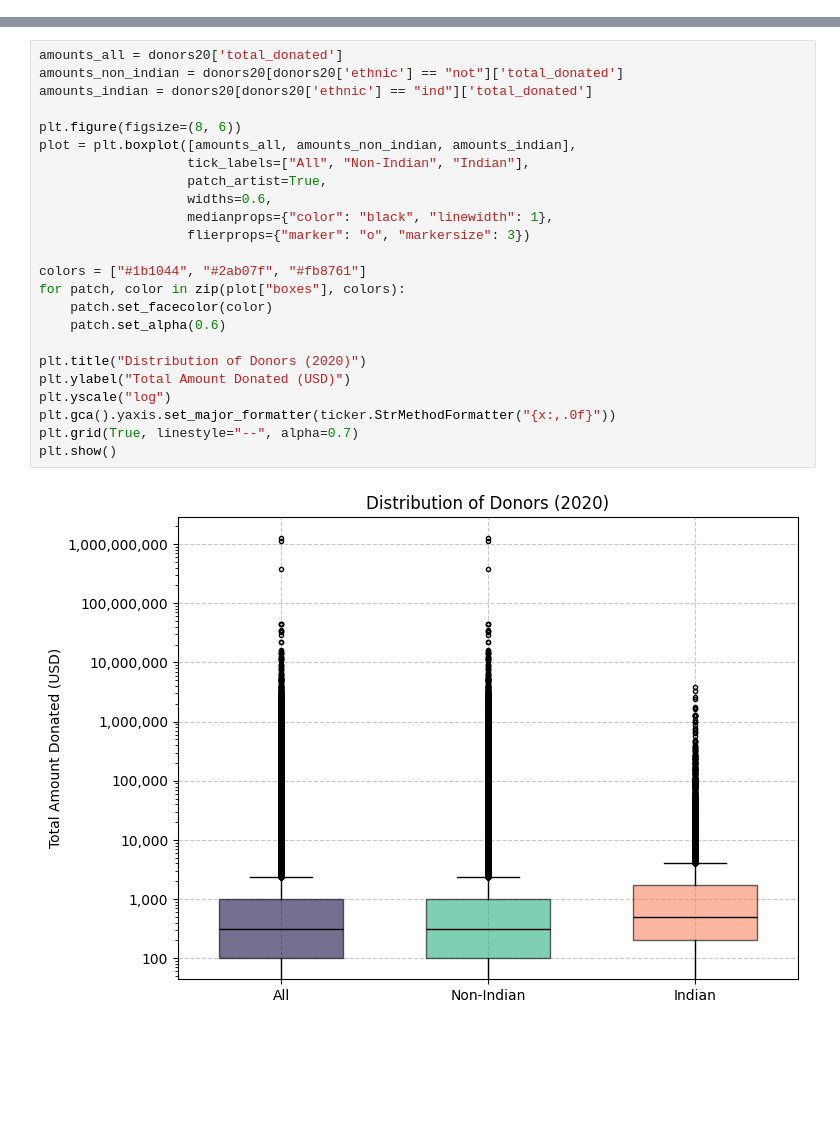
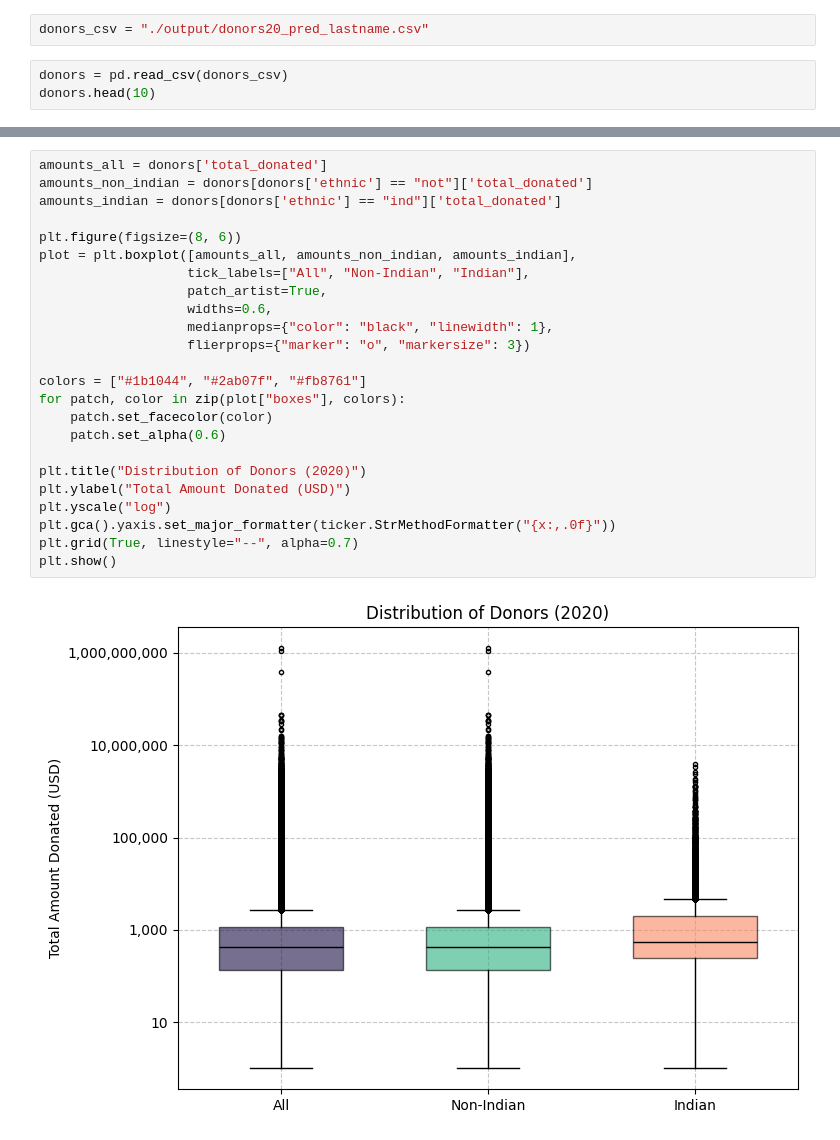
Before and after one commit to kkkarnav/indianamericancontributions, a Jupyter notebook: donors_stats.ipynb, the cells around one changed output, grey strips where cells are left out. Drawn from its saved outputs; the diff is of its cells as text; blank space fills up the shorter version.

```diff
--- a/donors_stats.ipynb
+++ b/donors_stats.ipynb
@@ -34,0 +24,5 @@ donors20.head(10)
+# %%
+donors_csv = "./output/donors20_pred_lastname.csv"
+# %%
+donors = pd.read_csv(donors_csv)
+donors.head(10)
@@ -112,31 +100,31 @@ plt.show()
 # %% [output]
 [figure]
 # %%
-amounts_all = donors20['total_donated']
-amounts_non_indian = donors20[donors20['ethnic'] == "not"]['total_donated']
-amounts_indian = donors20[donors20['ethnic'] == "ind"]['total_donated']
+amounts_all = donors['total_donated']
+amounts_non_indian = donors[donors['ethnic'] == "not"]['total_donated']
+amounts_indian = donors[donors['ethnic'] == "ind"]['total_donated']
 
 plt.figure(figsize=(8, 6))
 plot = plt.boxplot([amounts_all, amounts_non_indian, amounts_indian],
                    tick_labels=["All", "Non-Indian", "Indian"],
                    patch_artist=True,
                    widths=0.6,
                    medianprops={"color": "black", "linewidth": 1},
                    flierprops={"marker": "o", "markersize": 3})
 
 colors = ["#1b1044", "#2ab07f", "#fb8761"]
 for patch, color in zip(plot["boxes"], colors):
     patch.set_facecolor(color)
     patch.set_alpha(0.6)
 
 plt.title("Distribution of Donors (2020)")
 plt.ylabel("Total Amount Donated (USD)")
 plt.yscale("log")
 plt.gca().yaxis.set_major_formatter(ticker.StrMethodFormatter("{x:,.0f}"))
 plt.grid(True, linestyle="--", alpha=0.7)
 plt.show()
 # %% [output]
-[figure, old version]
+[figure, new version]
 # %%
 plt.figure(figsize=(8, 4))
 
```
Also changed, not shown: parts of 13 cells of this notebook, 3 other files.
